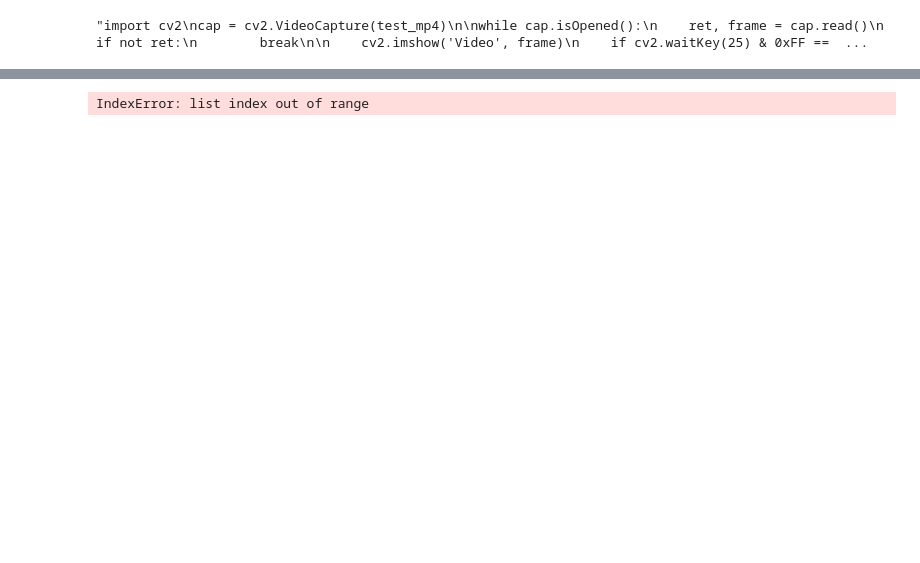
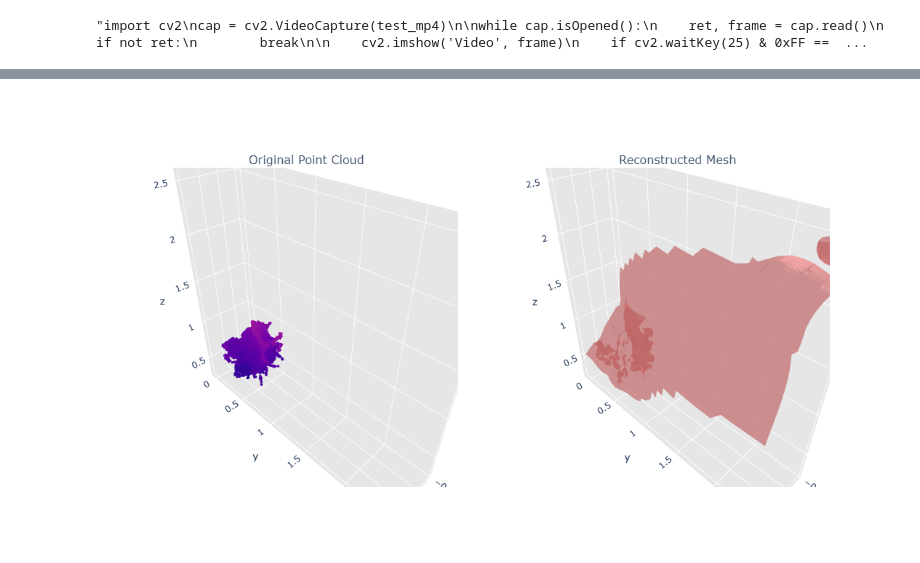
Before and after one commit to alexmeshr/IntellectSchool2025, a Jupyter notebook: testPointCloud.ipynb, the cells around one changed output, grey strips where cells are left out. Cells and saved outputs as stored; diff of their text form; code cells hidden in the pictures; blank space fills up the shorter version.

```diff
--- a/testPointCloud.ipynb
+++ b/testPointCloud.ipynb
@@ -279,50 +294,12 @@ array([], shape=(0, 3), dtype=float64)
 # %%
-obj = completed_objects[0]
+obj = completed_objects[SELECTED_IDX]
 
 if obj.get('mesh'):
     plot_comparison_plotly(obj['mesh'], obj['point_cloud'])
 else:
     # Если меша нет, создаем его
     obj['mesh'] = processor.reconstructor.create_mesh(obj['point_cloud'])
     if obj['mesh']:
         plot_comparison_plotly(obj['mesh'], obj['point_cloud'])
+# %% [output]
+[figure, added]
-# %%
-import numpy as np
-import plotly.graph_objects as go
-
-if completed_objects:
-    obj = completed_objects[3]  # Можно заменить на любой нужный индекс
-    points = obj['point_cloud']
-
-    # Случайная выборка точек
-    sample_size = min(10000, len(points))
-    indices = np.random.choice(len(points), sample_size, replace=False)
-    sampled_points = points[indices]
-
-    # Создание интерактивного графика
-    fig = go.Figure(data=[go.Scatter3d(
-        x=sampled_points[:, 0],
-        y=sampled_points[:, 1],
-        z=sampled_points[:, 2],
-        mode='markers',
-        marker=dict(
-            size=2,
-            color=sampled_points[:, 2],  # можно поменять на другую ось/значение
-            colorscale='Viridis',
-            opacity=0.8
-        )
-    )])
-
-    fig.update_layout(
-        title=f'Облако точек объекта {obj["id"]}',
-        scene=dict(
-            xaxis_title='X',
-            yaxis_title='Y',
-            zaxis_title='Z'
-        ),
-        margin=dict(l=0, r=0, b=0, t=30)
-    )
-
-    fig.show()
-# %% [output]
-IndexError: list index out of range
```
Also changed, not shown: parts of 10 cells of this notebook, 11 other files.
